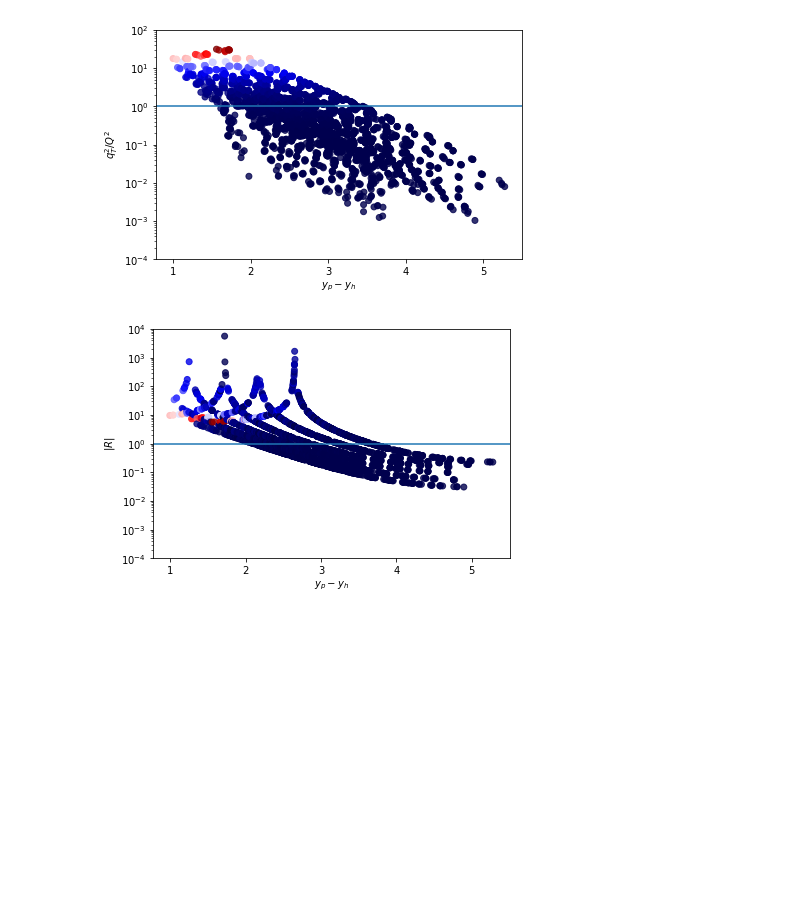
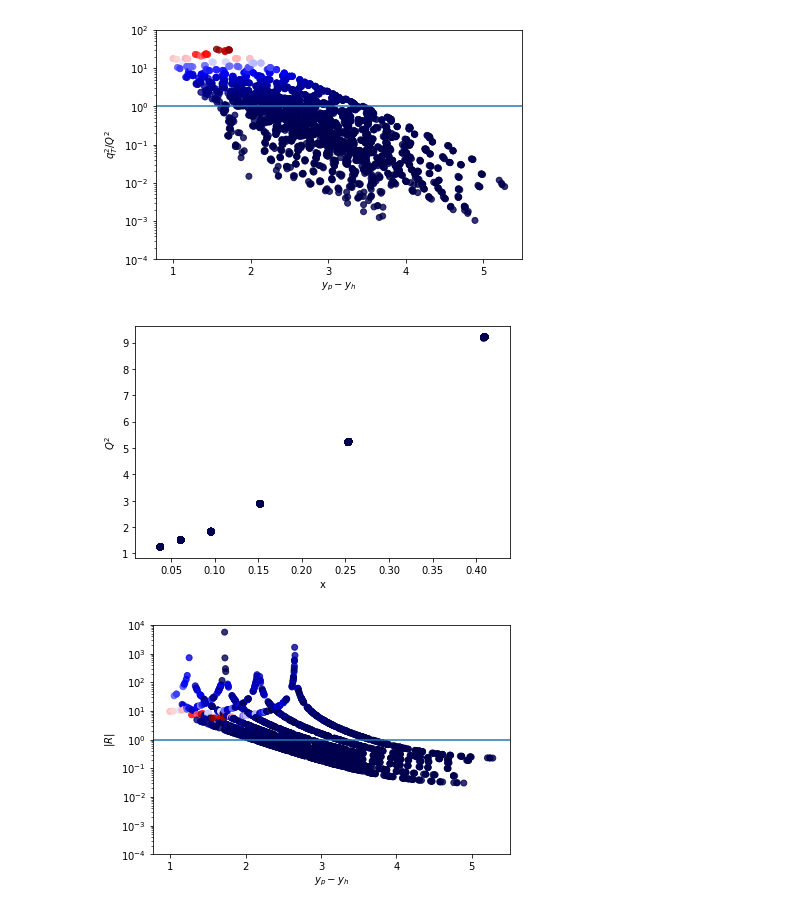
Before and after one commit to prokudin/psu_project_2018, a Jupyter notebook: notebooks_alexei_gk/HERMES_rapidity_color_plot_Alexei.ipynb, the cells around one changed output. Drawn from its saved outputs; the diff is of its cells as text; code cells hidden in the pictures; blank space fills up the shorter version.

Commit message:
rapidity plots

```diff
--- a/notebooks_alexei_gk/HERMES_rapidity_color_plot_Alexei.ipynb
+++ b/notebooks_alexei_gk/HERMES_rapidity_color_plot_Alexei.ipynb
@@ -217,6 +217,16 @@ plt.show()
 2660
 799
 [figure]
+# %%
+fig, ax, vert, hor = color_plot(data,"Q2", "x",cmap="seismic", alpha=0.8)
+#ax.yscale('symlog')
+#ax.set_yscale("log")
+#ax.set_ylim([0.0001,100])
+#plt.axhline(1,0,6)
+#plt.savefig("hermes_data_all.pdf")
+plt.show()
+# %% [output]
+[figure, added]
 # %%
 fig, ax, vert, hor = color_plot(data,"R", "dy",cmap="seismic", alpha=0.8)
 #ax.yscale('symlog')
```
Also changed, not shown: 1 other file.
